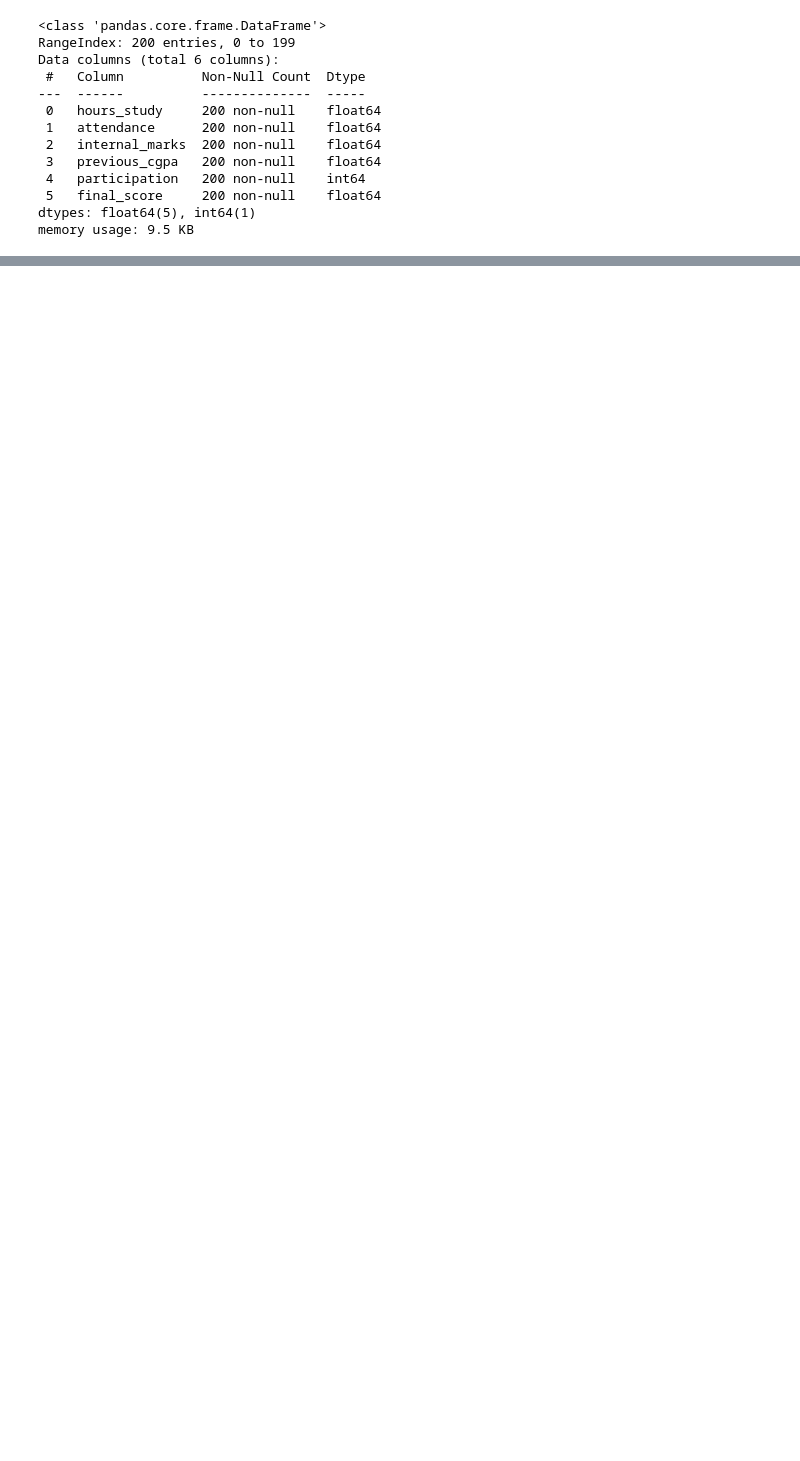
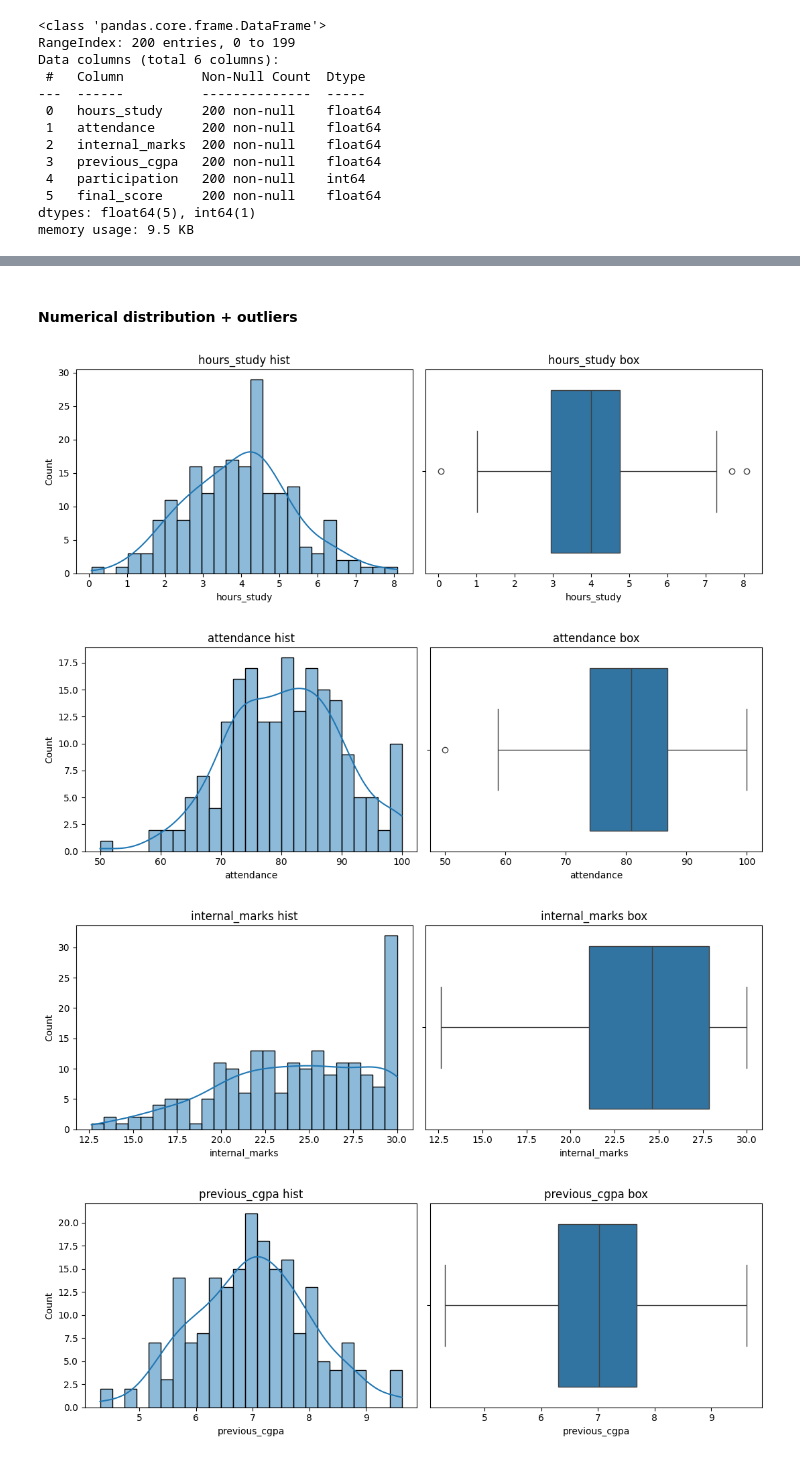
Before and after one commit to Amritesh03/Student-Performance-Prediction-System-ML-Project-, a Jupyter notebook: student_performance_project.ipynb, the cells around one changed output, grey strips where cells are left out. Cells and saved outputs as stored; diff of their text form; code cells hidden in the pictures; blank space fills up the shorter version.

```diff
--- a/student_performance_project.ipynb
+++ b/student_performance_project.ipynb
@@ -59,0 +146,16 @@ X_train, X_test, y_train, y_test = train_test_split(X, y, test_size=0.2, random_
+# %%
+cat_cols = df.select_dtypes(include=["object", "category"]).columns.tolist()
+num_cols = df.select_dtypes(include=[np.number]).columns.tolist()
+
+print("categorical:", cat_cols)
+print("numerical:", num_cols)
+
+for c in cat_cols:
+    print("\n", c)
+    print(df[c].value_counts(dropna=False).head(15))
+    plt.figure(figsize=(8,4))
+    sns.countplot(data=df, x=c, order=df[c].value_counts().index)
+    plt.xticks(rotation=45, ha="right")
+    plt.title(f"Count of {c}")
+    plt.tight_layout()
+    plt.show()
@@ -59,0 +165,20 @@ X_train, X_test, y_train, y_test = train_test_split(X, y, test_size=0.2, random_
+# %% [markdown]
+#### Numerical distribution + outliers
+# %%
+for c in num_cols:
+    if c == target_col: continue
+    plt.figure(figsize=(11,4))
+    plt.subplot(1,2,1)
+    sns.histplot(df[c].dropna(), bins=25, kde=True)
+    plt.title(f"{c} hist")
+
+    plt.subplot(1,2,2)
+    sns.boxplot(x=df[c])
+    plt.title(f"{c} box")
+    plt.tight_layout()
+    plt.show()
+# %% [output]
+[figure, added]
+[figure, added]
+[figure, added]
+[figure, added]
```
Also changed, not shown: parts of 37 cells of this notebook.
